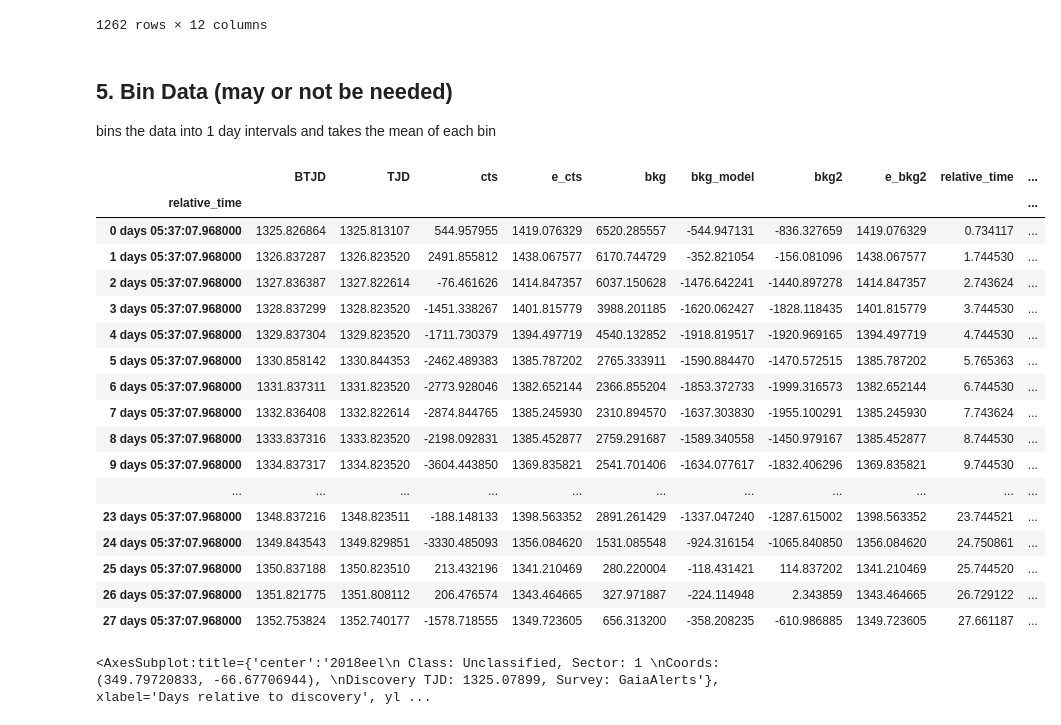
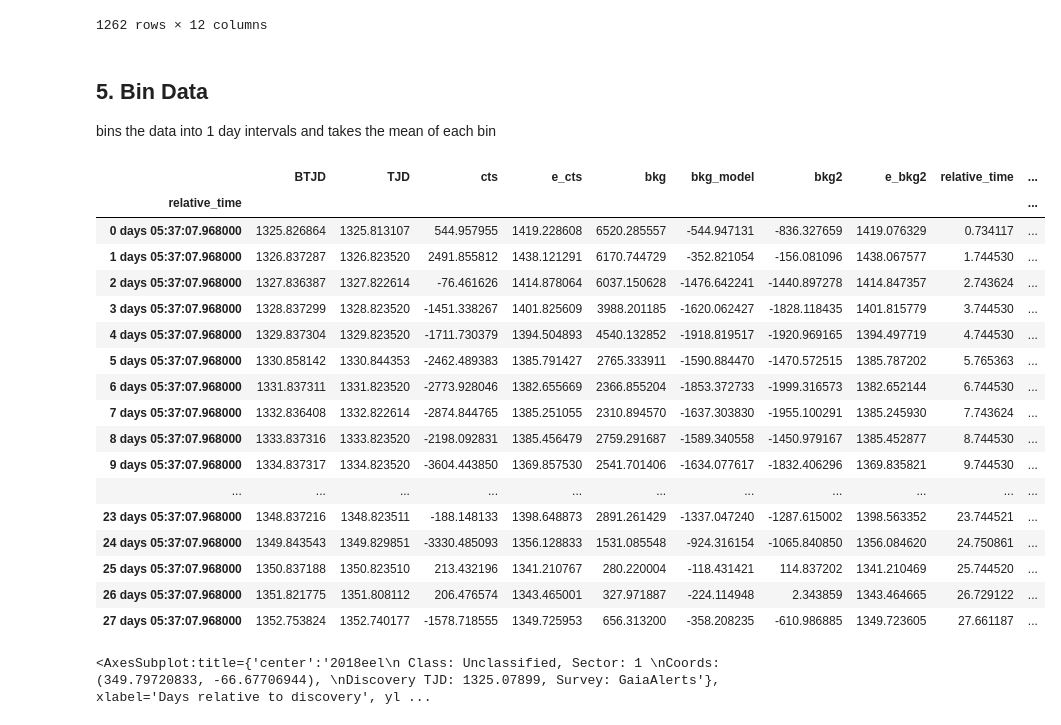
Before and after one commit to halihuang/TESSEpochTime, a Jupyter notebook: preprocessing.ipynb, the cells around one changed output. Cells and saved outputs as stored; diff of their text form; code cells hidden in the pictures.

```diff
--- a/preprocessing.ipynb
+++ b/preprocessing.ipynb
@@ -118,30 +118,35 @@ curve
 | 28 days 01:37:06.816000 | 1353.16007 | 1353.14643 | -2263.4966 | 1353.3090 | 304.8649 | -386.8186 | -2142.5178 | 1353.3090 | 28.06744 | ... |
 1262 rows × 12 columns
 # %% [markdown]
-## 5. Bin Data (may or not be needed)
+## 5. Bin Data
 bins the data into 1 day intervals and takes the mean of each bin
-# %%
-binned = curve.resample("1D").mean()
-binned
-# %% [output]
-|  | BTJD | TJD | cts | e_cts | bkg | bkg_model | bkg2 | e_bkg2 | relative_time | ... |
-| relative_time |  |  |  |  |  |  |  |  |  | ... |
-| 0 days 05:37:07.968000 | 1325.826864 | 1325.813107 | 544.957955 | 1419.076329 | 6520.285557 | -544.947131 | -836.327659 | 1419.076329 | 0.734117 | ... |
-| 1 days 05:37:07.968000 | 1326.837287 | 1326.823520 | 2491.855812 | 1438.067577 | 6170.744729 | -352.821054 | -156.081096 | 1438.067577 | 1.744530 | ... |
-| 2 days 05:37:07.968000 | 1327.836387 | 1327.822614 | -76.461626 | 1414.847357 | 6037.150628 | -1476.642241 | -1440.897278 | 1414.847357 | 2.743624 | ... |
-| 3 days 05:37:07.968000 | 1328.837299 | 1328.823520 | -1451.338267 | 1401.815779 | 3988.201185 | -1620.062427 | -1828.118435 | 1401.815779 | 3.744530 | ... |
-| 4 days 05:37:07.968000 | 1329.837304 | 1329.823520 | -1711.730379 | 1394.497719 | 4540.132852 | -1918.819517 | -1920.969165 | 1394.497719 | 4.744530 | ... |
-| 5 days 05:37:07.968000 | 1330.858142 | 1330.844353 | -2462.489383 | 1385.787202 | 2765.333911 | -1590.884470 | -1470.572515 | 1385.787202 | 5.765363 | ... |
-| 6 days 05:37:07.968000 | 1331.837311 | 1331.823520 | -2773.928046 | 1382.652144 | 2366.855204 | -1853.372733 | -1999.316573 | 1382.652144 | 6.744530 | ... |
-| 7 days 05:37:07.968000 | 1332.836408 | 1332.822614 | -2874.844765 | 1385.245930 | 2310.894570 | -1637.303830 | -1955.100291 | 1385.245930 | 7.743624 | ... |
-| 8 days 05:37:07.968000 | 1333.837316 | 1333.823520 | -2198.092831 | 1385.452877 | 2759.291687 | -1589.340558 | -1450.979167 | 1385.452877 | 8.744530 | ... |
-| 9 days 05:37:07.968000 | 1334.837317 | 1334.823520 | -3604.443850 | 1369.835821 | 2541.701406 | -1634.077617 | -1832.406296 | 1369.835821 | 9.744530 | ... |
-| ... | ... | ... | ... | ... | ... | ... | ... | ... | ... | ... |
-| 23 days 05:37:07.968000 | 1348.837216 | 1348.823511 | -188.148133 | 1398.563352 | 2891.261429 | -1337.047240 | -1287.615002 | 1398.563352 | 23.744521 | ... |
-| 24 days 05:37:07.968000 | 1349.843543 | 1349.829851 | -3330.485093 | 1356.084620 | 1531.085548 | -924.316154 | -1065.840850 | 1356.084620 | 24.750861 | ... |
-| 25 days 05:37:07.968000 | 1350.837188 | 1350.823510 | 213.432196 | 1341.210469 | 280.220004 | -118.431421 | 114.837202 | 1341.210469 | 25.744520 | ... |
-| 26 days 05:37:07.968000 | 1351.821775 | 1351.808112 | 206.476574 | 1343.464665 | 327.971887 | -224.114948 | 2.343859 | 1343.464665 | 26.729122 | ... |
-| 27 days 05:37:07.968000 | 1352.753824 | 1352.740177 | -1578.718555 | 1349.723605 | 656.313200 | -358.208235 | -610.986885 | 1349.723605 | 27.661187 | ... |
+# %%
+#square e_cts to get variances
+curve['var_ects'] = np.power(curve['e_cts'], 2)
+#find avg cnts and avg variances
+binned = curve.resample("1D").mean()
+#sqrt avg vars to get uncertainty in stds
+binned['e_cts'] = np.power(binned['var_ects'], 0.5)
+binned
+# %% [output]
+|  | BTJD | TJD | cts | e_cts | bkg | bkg_model | bkg2 | e_bkg2 | relative_time | ... |
+| relative_time |  |  |  |  |  |  |  |  |  | ... |
+| 0 days 05:37:07.968000 | 1325.826864 | 1325.813107 | 544.957955 | 1419.228608 | 6520.285557 | -544.947131 | -836.327659 | 1419.076329 | 0.734117 | ... |
+| 1 days 05:37:07.968000 | 1326.837287 | 1326.823520 | 2491.855812 | 1438.121291 | 6170.744729 | -352.821054 | -156.081096 | 1438.067577 | 1.744530 | ... |
+| 2 days 05:37:07.968000 | 1327.836387 | 1327.822614 | -76.461626 | 1414.878064 | 6037.150628 | -1476.642241 | -1440.897278 | 1414.847357 | 2.743624 | ... |
+| 3 days 05:37:07.968000 | 1328.837299 | 1328.823520 | -1451.338267 | 1401.825609 | 3988.201185 | -1620.062427 | -1828.118435 | 1401.815779 | 3.744530 | ... |
+| 4 days 05:37:07.968000 | 1329.837304 | 1329.823520 | -1711.730379 | 1394.504893 | 4540.132852 | -1918.819517 | -1920.969165 | 1394.497719 | 4.744530 | ... |
+| 5 days 05:37:07.968000 | 1330.858142 | 1330.844353 | -2462.489383 | 1385.791427 | 2765.333911 | -1590.884470 | -1470.572515 | 1385.787202 | 5.765363 | ... |
+| 6 days 05:37:07.968000 | 1331.837311 | 1331.823520 | -2773.928046 | 1382.655669 | 2366.855204 | -1853.372733 | -1999.316573 | 1382.652144 | 6.744530 | ... |
+| 7 days 05:37:07.968000 | 1332.836408 | 1332.822614 | -2874.844765 | 1385.251055 | 2310.894570 | -1637.303830 | -1955.100291 | 1385.245930 | 7.743624 | ... |
+| 8 days 05:37:07.968000 | 1333.837316 | 1333.823520 | -2198.092831 | 1385.456479 | 2759.291687 | -1589.340558 | -1450.979167 | 1385.452877 | 8.744530 | ... |
+| 9 days 05:37:07.968000 | 1334.837317 | 1334.823520 | -3604.443850 | 1369.857530 | 2541.701406 | -1634.077617 | -1832.406296 | 1369.835821 | 9.744530 | ... |
+| ... | ... | ... | ... | ... | ... | ... | ... | ... | ... | ... |
+| 23 days 05:37:07.968000 | 1348.837216 | 1348.823511 | -188.148133 | 1398.648873 | 2891.261429 | -1337.047240 | -1287.615002 | 1398.563352 | 23.744521 | ... |
+| 24 days 05:37:07.968000 | 1349.843543 | 1349.829851 | -3330.485093 | 1356.128833 | 1531.085548 | -924.316154 | -1065.840850 | 1356.084620 | 24.750861 | ... |
+| 25 days 05:37:07.968000 | 1350.837188 | 1350.823510 | 213.432196 | 1341.210767 | 280.220004 | -118.431421 | 114.837202 | 1341.210469 | 25.744520 | ... |
+| 26 days 05:37:07.968000 | 1351.821775 | 1351.808112 | 206.476574 | 1343.465001 | 327.971887 | -224.114948 | 2.343859 | 1343.464665 | 26.729122 | ... |
+| 27 days 05:37:07.968000 | 1352.753824 | 1352.740177 | -1578.718555 | 1349.725953 | 656.313200 | -358.208235 | -610.986885 | 1349.723605 | 27.661187 | ... |
 # %%
 binned.plot.scatter(x="relative_time", y='unreddened_cts', c="00000", alpha=0.5, yerr=binned['unreddened_ects'], ylabel="Flux", xlabel="Days relative to discovery", title=plot_title)
 # %% [output]
```
Also changed, not shown: parts of 1 cell of this notebook, 1 other file.
